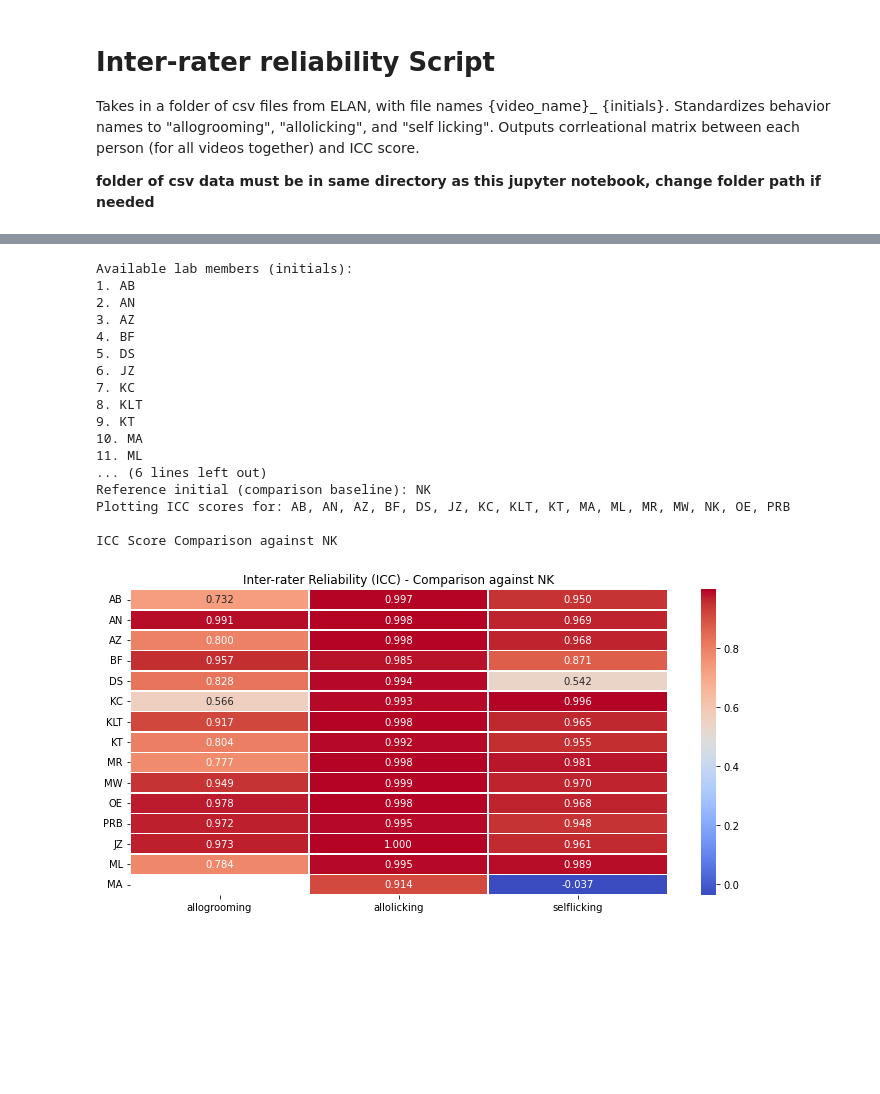
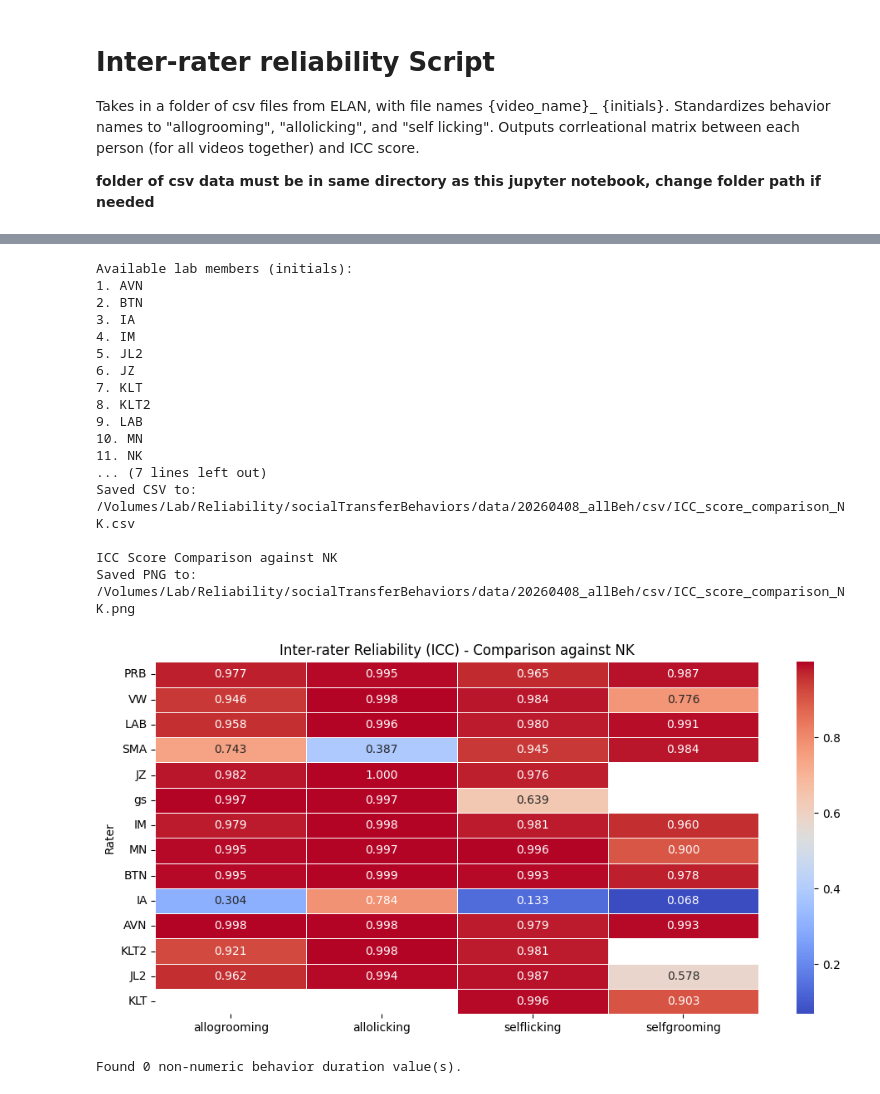
Before and after one commit to nkeisler/SmithLab_NK, a Jupyter notebook: reliability/masterIRR.ipynb, the cells around one changed output, grey strips where cells are left out. Drawn from its saved outputs; the diff is of its cells as text; code cells hidden in the pictures; blank space fills up the shorter version.

Commit message:
updated to include huddling behavior, check that the files are in UTF-8, generalize the behavior names, save the data as a png and csv

```diff
--- a/reliability/masterIRR.ipynb
+++ b/reliability/masterIRR.ipynb
@@ -21,6 +19,6 @@ ModuleNotFoundError: No module named 'pandas'
 # %%
 # assuming all data is in same folder as this file, with folder name 'csv'
-folder_path = r"/Volumes/Lab/Reliability/socialTransferBehaviors/data/202510_allogrooming_allolicking/csv"
+folder_path = r"/Volumes/Lab/Reliability/socialTransferBehaviors/data/20260408_allBeh/csv"
 #Input initials of the user to compare all other scores against
 initial_1 = "NK"
 # %%
@@ -106,7 +199,8 @@ reliability_df = pd.DataFrame(all_video_data).T.sort_index().fillna(0)
 initials_list = list(all_initials)
 pairwise_comparisons = [(g1, g2) for i, g1 in enumerate(initials_list) for g2 in initials_list[i+1:]]
 output = {}
-behaviors = ['allogrooming', 'allolicking', 'selflicking']
+behaviors = ['allogrooming', 'allolicking', 'selflicking', 'selfgrooming']
+#behaviors = ['huddling']
 
 for behavior in behaviors:
 #     print(f'{behavior}')
@@ -138,5 +248,5 @@ NameError: name 'pd' is not defined
 # %%
-#Plot ICC result heat map with user-selected active lab members
+#Plot ICC result heat map with user-selected active lab members and save PNG/CSV
 
 # Display all available initials
 print("Available lab members (initials):")
@@ -164,45 +274,77 @@ if selected_initials:
 else:
     # If empty list, use all available initials
     selected_initials = sorted_initials
 
 print(f"Plotting ICC scores for: {', '.join(selected_initials)}")
 
 # Filter the output data to include only selected initials
 filtered_output = {}
 for behavior, rater_data in output.items():
     filtered_output[behavior] = {rater: icc for rater, icc in rater_data.items()
                                if rater in selected_initials}
 
-# Create DataFrame and plot
+# Create DataFrame for plot and CSV (raters as rows, behaviors as columns)
 r = pd.DataFrame(filtered_output)
+
+# Save locations and quality
+save_path_png = os.path.join(folder_path, f"ICC_score_comparison_{initial_1}.png")
+save_path_csv = os.path.join(folder_path, f"ICC_score_comparison_{initial_1}.csv")
+save_dpi = 300
+
+# Save CSV summary
+if not r.empty:
+    r.index.name = 'Rater'
+    r.to_csv(save_path_csv)
+    print(f"Saved CSV to: {save_path_csv}")
 
 # Only plot if there's data to show
 if not r.empty:
     print(f"\nICC Score Comparison against {initial_1}")
     plt.figure(figsize=(10, 5))
     sns.heatmap(r, annot=True, cmap="coolwarm", linewidths=0.5, fmt=".3f")
     plt.yticks(rotation=0)
     plt.title(f'Inter-rater Reliability (ICC) - Comparison against {initial_1}')
     plt.tight_layout()
+    plt.savefig(save_path_png, dpi=save_dpi, bbox_inches='tight')
+    print(f"Saved PNG to: {save_path_png}")
     plt.show()
 else:
     print("No data available for the selected lab members.")
 # %% [output]
 Available lab members (initials):
-1. AB
-2. AN
-3. AZ
-4. BF
-5. DS
+1. AVN
+2. BTN
+3. IA
+4. IM
+5. JL2
 6. JZ
-7. KC
-8. KLT
-9. KT
-10. MA
-11. ML
-... (6 lines left out)
-Reference initial (comparison baseline): NK
-Plotting ICC scores for: AB, AN, AZ, BF, DS, JZ, KC, KLT, KT, MA, ML, MR, MW, NK, OE, PRB
+7. KLT
+8. KLT2
+9. LAB
+10. MN
+11. NK
+... (7 lines left out)
+Saved CSV to: /Volumes/Lab/Reliability/socialTransferBehaviors/data/20260408_allBeh/csv/ICC_score_comparison_NK.csv
 
 ICC Score Comparison against NK
+Saved PNG to: /Volumes/Lab/Reliability/socialTransferBehaviors/data/20260408_allBeh/csv/ICC_score_comparison_NK.png
-[figure, old version]
+[figure, new version]
+# %%
+# Diagnostic: find non-numeric values that break ICC
+problem_rows = []
+for col in reliability_df.columns:
+    s = reliability_df[col]
+    numeric = pd.to_numeric(s, errors='coerce')
+    bad_mask = numeric.isna() & s.notna()
+    if bad_mask.any():
+        for video_name, raw_value in s[bad_mask].items():
+            problem_rows.append((video_name, col, raw_value))
+
+print(f"Found {len(problem_rows)} non-numeric behavior duration value(s).")
+for video_name, col, raw_value in problem_rows[:50]:
+    print(f"video={video_name} | column={col} | value={str(raw_value)[:120]}")
+
+if len(problem_rows) > 50:
+    print(f"... and {len(problem_rows)-50} more")
+# %% [output]
+Found 0 non-numeric behavior duration value(s).
```
Also changed, not shown: parts of 4 cells of this notebook, 4 other files.
